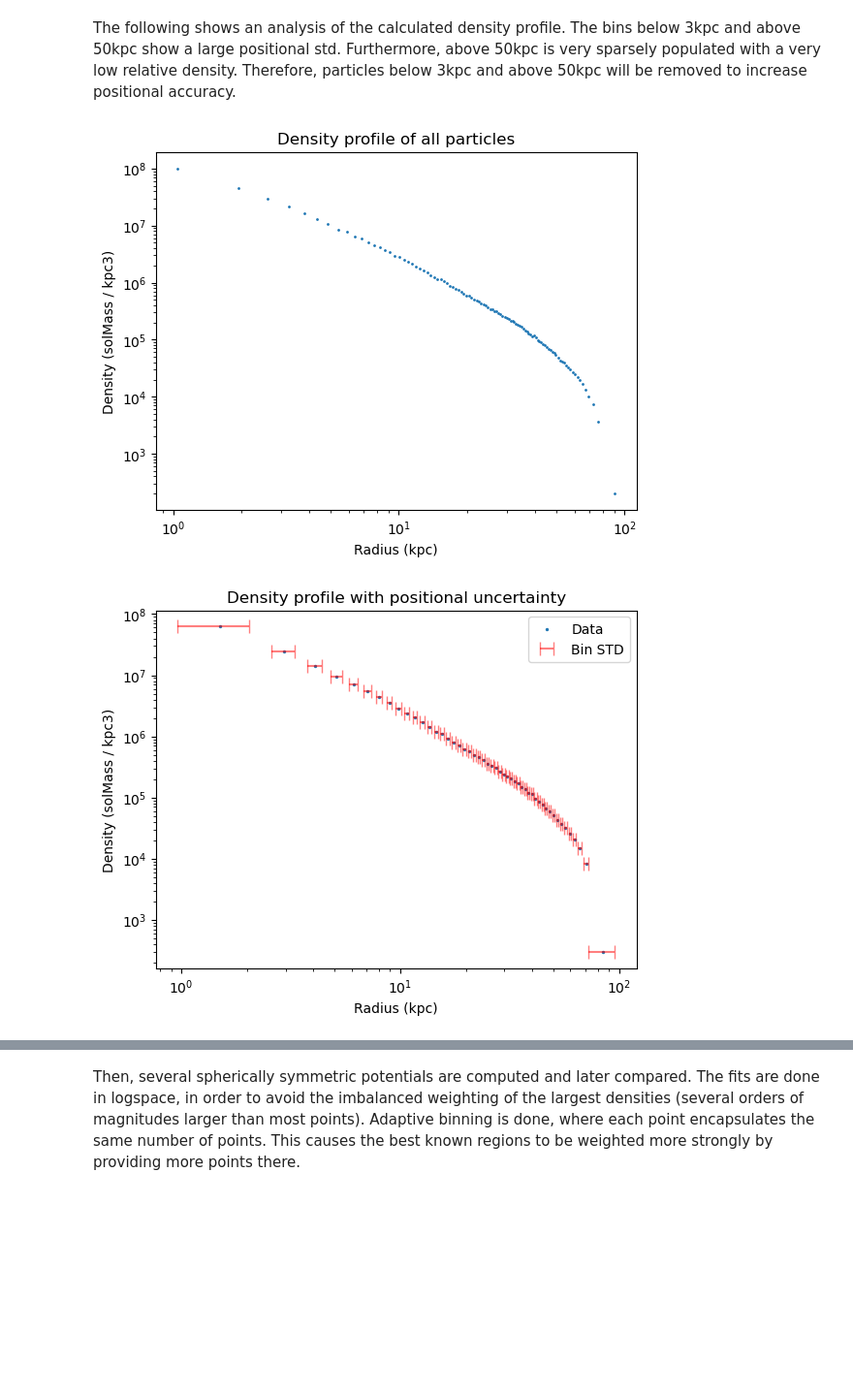
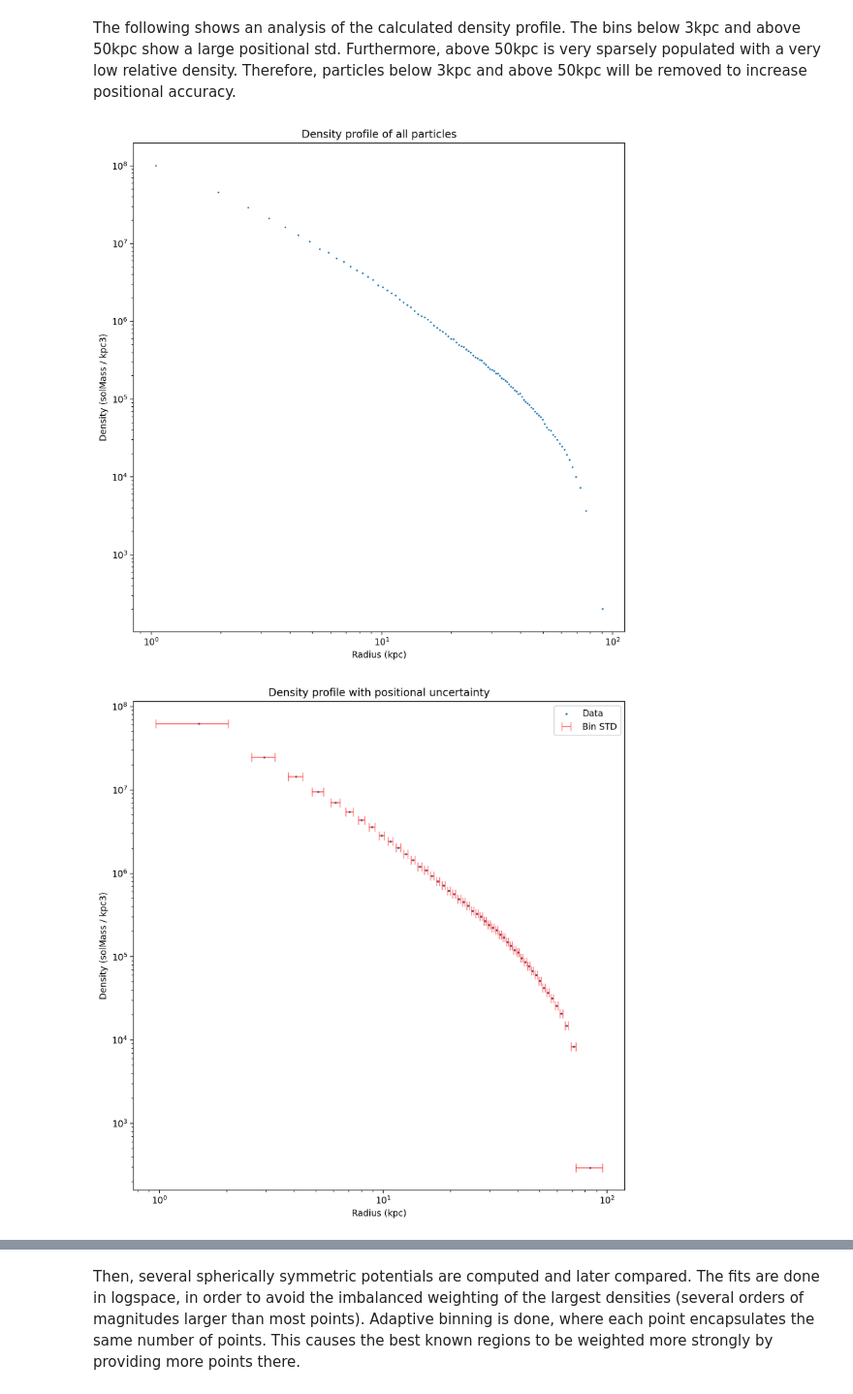
Before and after one commit to nielshoubenugent/tana_project, a Jupyter notebook: TANA_density_code.ipynb, the cells around one changed output, grey strips where cells are left out. Shown at 97% size. Drawn from its saved outputs; the diff is of its cells as text; code cells hidden in the pictures; blank space fills up the shorter version.

Commit message:
updated
main code updated to get the same images as those in paper

```diff
--- a/TANA_density_code.ipynb
+++ b/TANA_density_code.ipynb
@@ -98,7 +98,7 @@ def getdensityprofile(nr_bins = 100, bin_distr = "adaptive", r_lowercutoff= 5.0*
 
     return bin_centre, bin_density, bin_poisson_error
 # %%
-def plotdensityfunction(nr_bins = 1000, bin_distr = "adaptive", plot_scale = "logarithmic", r_lowercutoff=0.0*units.kpc, r_uppercutoff=1000.0*units.kpc, title="Title"):
+def plotdensityfunction(nr_bins = 1000, bin_distr = "adaptive", plot_scale = "logarithmic", r_lowercutoff=0.0*units.kpc, r_uppercutoff=1000.0*units.kpc, title="Title", savefig = False, save_name="Density_scatter"):
     bin_centre, bin_density, bin_poisson_error, bin_std = getdensityprofile(nr_bins=nr_bins, bin_distr=bin_distr, r_lowercutoff=r_lowercutoff, r_uppercutoff=r_uppercutoff)
 
     plot_scale_options = ["linear", "logarithmic", "both", "loglog"]
@@ -106,6 +106,7 @@ def plotdensityfunction(nr_bins = 1000, bin_distr = "adaptive", plot_scale = "lo
         print(f"Error: wrong scaling option entered. Choose from the following: " + str(plot_scale_options) + str("/nplotting in logarithmic scale instead."))
         plot_scale = "logarithmic"
 
+    fig = plt.figure(figsize=(10,10), dpi=200)
     plt.xlabel("Radius (" + str(bin_centre.unit) + ")")
     plt.ylabel("Density (" + str(bin_density.unit) + ")")
     plt.title(title)
@@ -146,15 +147,18 @@ def plotdensityfunction(nr_bins = 1000, bin_distr = "adaptive", plot_scale = "lo
         plt.xscale("log")
         plt.yscale("log")
         plt.legend()
+
+        if (savefig):
+            plt.savefig(save_name)
         plt.show()
 # %% [markdown]
 The following shows an analysis of the calculated density profile. The bins below 3kpc and above 50kpc show a large positional std. Furthermore, above 50kpc is very sparsely populated with a very low relative density. Therefore, particles below 3kpc and above 50kpc will be removed to increase positional accuracy.
 # %%
 plotdensityfunction(nr_bins = 100, bin_distr = "adaptive", plot_scale = "logarithmic", title="Density profile of all particles")
 # %% [output]
-[figure, old version]
+[figure, new version]
 # %%
-plotdensityfunction(nr_bins = 50, bin_distr = "adaptive", plot_scale = "loglog", title="Density profile with positional uncertainty")
+plotdensityfunction(nr_bins = 50, bin_distr = "adaptive", plot_scale = "loglog", title="Density profile with positional uncertainty", savefig=True, save_name="density_profile_pos_uncertainty")
 # %% [output]
-[figure, old version]
+[figure, new version]
 # %%
```
Also changed, not shown: parts of 10 cells of this notebook, 2 other files.
